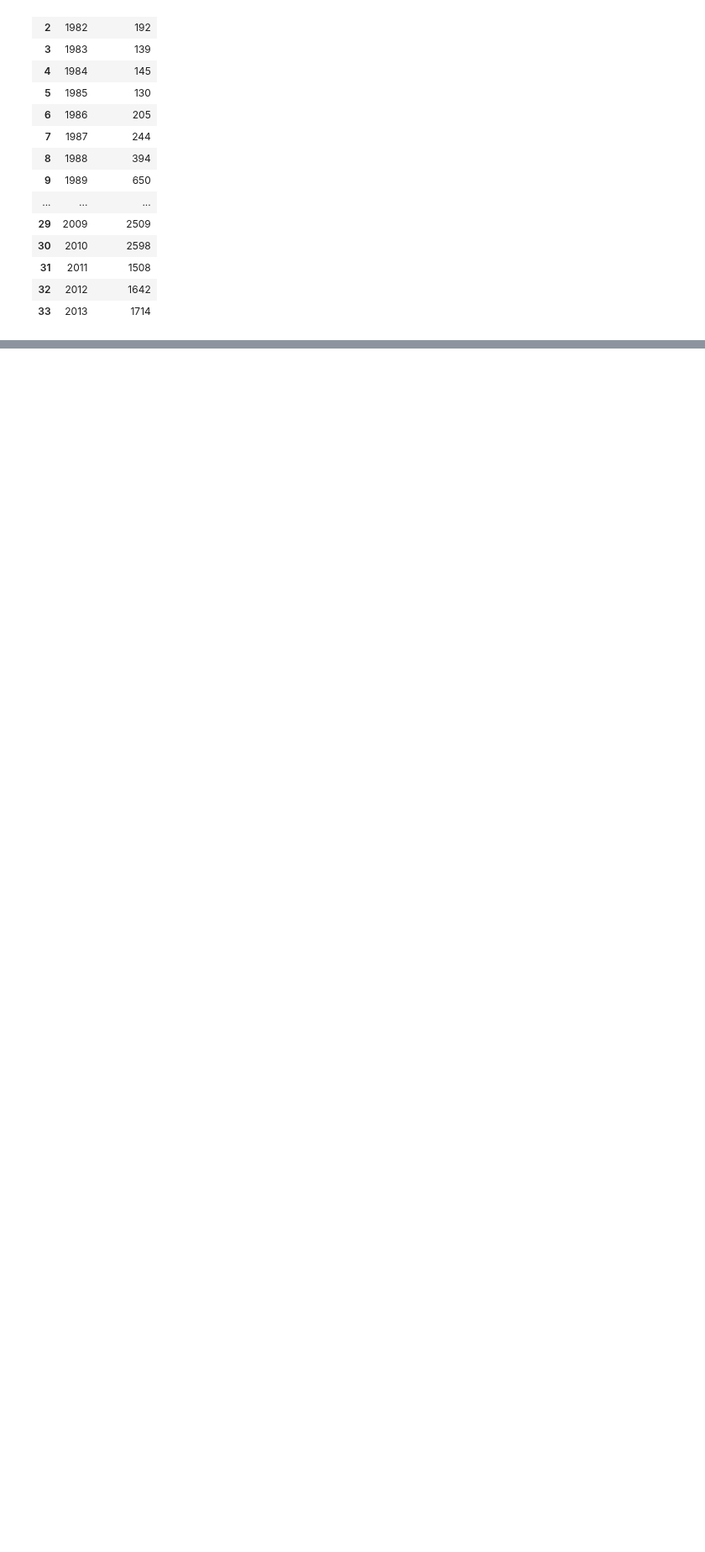
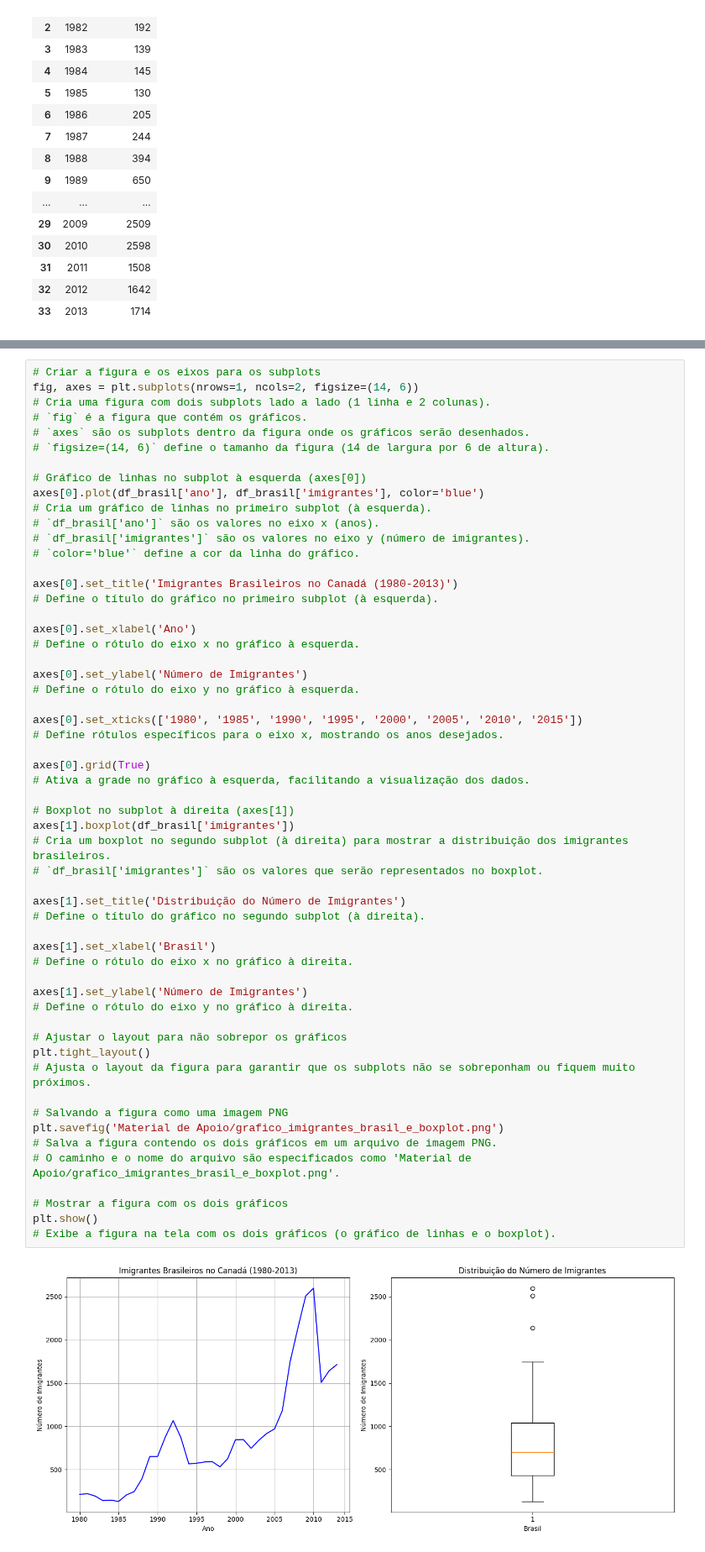
Before and after one commit to maclausk/python-ia-senai-df, a Jupyter notebook: 27082024.ipynb, the cells around one changed output, grey strips where cells are left out. Shown at 84% size. Drawn from its saved outputs; the diff is of its cells as text; blank space fills up the shorter version.

```diff
--- a/27082024.ipynb
+++ b/27082024.ipynb
@@ -426,0 +417,58 @@ https://terrabrasilis.dpi.inpe.br/queimadas/portal/
+# %%
+# Criar a figura e os eixos para os subplots
+fig, axes = plt.subplots(nrows=1, ncols=2, figsize=(14, 6))
+# Cria uma figura com dois subplots lado a lado (1 linha e 2 colunas).
+# `fig` é a figura que contém os gráficos.
+# `axes` são os subplots dentro da figura onde os gráficos serão desenhados.
+# `figsize=(14, 6)` define o tamanho da figura (14 de largura por 6 de altura).
+
+# Gráfico de linhas no subplot à esquerda (axes[0])
+axes[0].plot(df_brasil['ano'], df_brasil['imigrantes'], color='blue')
+# Cria um gráfico de linhas no primeiro subplot (à esquerda).
+# `df_brasil['ano']` são os valores no eixo x (anos).
+# `df_brasil['imigrantes']` são os valores no eixo y (número de imigrantes).
+# `color='blue'` define a cor da linha do gráfico.
+
+axes[0].set_title('Imigrantes Brasileiros no Canadá (1980-2013)')
+# Define o título do gráfico no primeiro subplot (à esquerda).
+
+axes[0].set_xlabel('Ano')
+# Define o rótulo do eixo x no gráfico à esquerda.
+
+axes[0].set_ylabel('Número de Imigrantes')
+# Define o rótulo do eixo y no gráfico à esquerda.
+
+axes[0].set_xticks(['1980', '1985', '1990', '1995', '2000', '2005', '2010', '2015'])
+# Define rótulos específicos para o eixo x, mostrando os anos desejados.
+
+axes[0].grid(True)
+# Ativa a grade no gráfico à esquerda, facilitando a visualização dos dados.
+
+# Boxplot no subplot à direita (axes[1])
+axes[1].boxplot(df_brasil['imigrantes'])
+# Cria um boxplot no segundo subplot (à direita) para mostrar a distribuição dos imigrantes brasileiros.
+# `df_brasil['imigrantes']` são os valores que serão representados no boxplot.
+
+axes[1].set_title('Distribuição do Número de Imigrantes')
+# Define o título do gráfico no segundo subplot (à direita).
+
+axes[1].set_xlabel('Brasil')
+# Define o rótulo do eixo x no gráfico à direita.
+
+axes[1].set_ylabel('Número de Imigrantes')
+# Define o rótulo do eixo y no gráfico à direita.
+
+# Ajustar o layout para não sobrepor os gráficos
+plt.tight_layout()
+# Ajusta o layout da figura para garantir que os subplots não se sobreponham ou fiquem muito próximos.
+
+# Salvando a figura como uma imagem PNG
+plt.savefig('Material de Apoio/grafico_imigrantes_brasil_e_boxplot.png')
+# Salva a figura contendo os dois gráficos em um arquivo de imagem PNG.
+# O caminho e o nome do arquivo são especificados como 'Material de Apoio/grafico_imigrantes_brasil_e_boxplot.png'.
+
+# Mostrar a figura com os dois gráficos
+plt.show()
+# Exibe a figura na tela com os dois gráficos (o gráfico de linhas e o boxplot).
+# %% [output]
+[figure, added]
```
Also changed, not shown: parts of 9 cells of this notebook, 4 other files.
